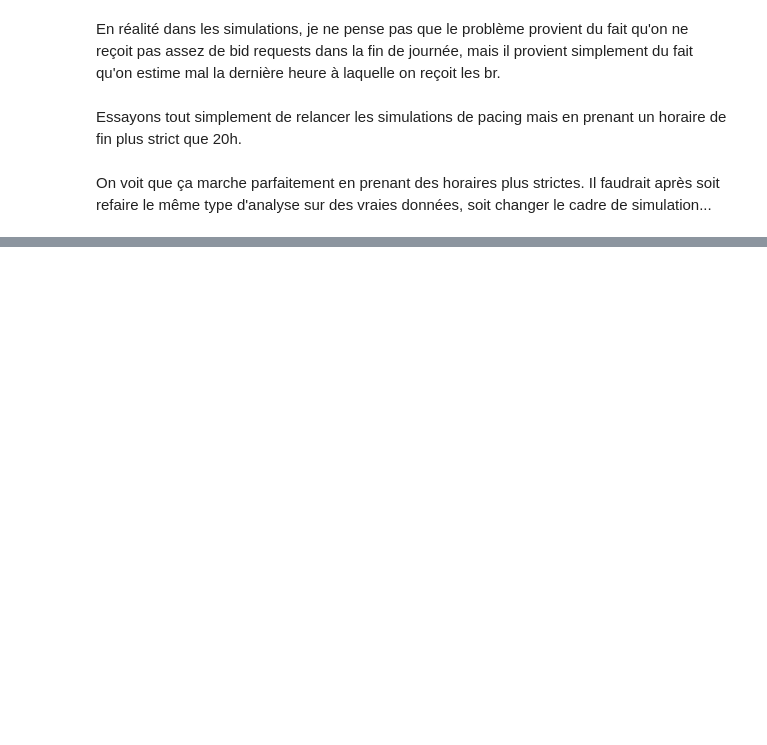
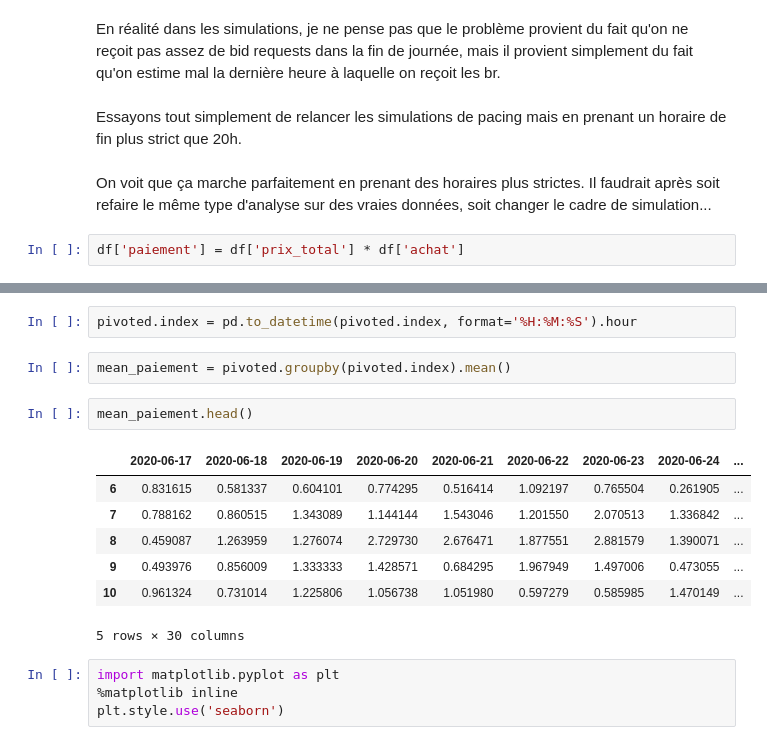
Before and after one commit to ThomasM-mecen/Displayce_internship, a Jupyter notebook: Pacing/Pacing_simulation_v4.ipynb, the cells around one changed output, grey strips where cells are left out. Drawn from its saved outputs; the diff is of its cells as text; blank space fills up the shorter version.

```diff
--- a/Pacing/Pacing_simulation_v4.ipynb
+++ b/Pacing/Pacing_simulation_v4.ipynb
@@ -348,3 +350,5 @@ En réalité dans les simulations, je ne pense pas que le problème provient du
 Essayons tout simplement de relancer les simulations de pacing mais en prenant un horaire de fin plus strict que 20h.
 # %% [markdown]
 On voit que ça marche parfaitement en prenant des horaires plus strictes. Il faudrait après soit refaire le même type d'analyse sur des vraies données, soit changer le cadre de simulation...
+# %%
+df['paiement'] = df['prix_total'] * df['achat']
@@ -350,0 +365,18 @@ On voit que ça marche parfaitement en prenant des horaires plus strictes. Il fa
+# %%
+pivoted.index = pd.to_datetime(pivoted.index, format='%H:%M:%S').hour
+# %%
+mean_paiement = pivoted.groupby(pivoted.index).mean()
+# %%
+mean_paiement.head()
+# %% [output]
+|  | 2020-06-17 | 2020-06-18 | 2020-06-19 | 2020-06-20 | 2020-06-21 | 2020-06-22 | 2020-06-23 | 2020-06-24 | ... |
+| 6 | 0.831615 | 0.581337 | 0.604101 | 0.774295 | 0.516414 | 1.092197 | 0.765504 | 0.261905 | ... |
+| 7 | 0.788162 | 0.860515 | 1.343089 | 1.144144 | 1.543046 | 1.201550 | 2.070513 | 1.336842 | ... |
+| 8 | 0.459087 | 1.263959 | 1.276074 | 2.729730 | 2.676471 | 1.877551 | 2.881579 | 1.390071 | ... |
+| 9 | 0.493976 | 0.856009 | 1.333333 | 1.428571 | 0.684295 | 1.967949 | 1.497006 | 0.473055 | ... |
+| 10 | 0.961324 | 0.731014 | 1.225806 | 1.056738 | 1.051980 | 0.597279 | 0.585985 | 1.470149 | ... |
+5 rows × 30 columns
+# %%
+import matplotlib.pyplot as plt
+%matplotlib inline
+plt.style.use('seaborn')
```
Also changed, not shown: parts of 3 cells of this notebook, 4 other files.
